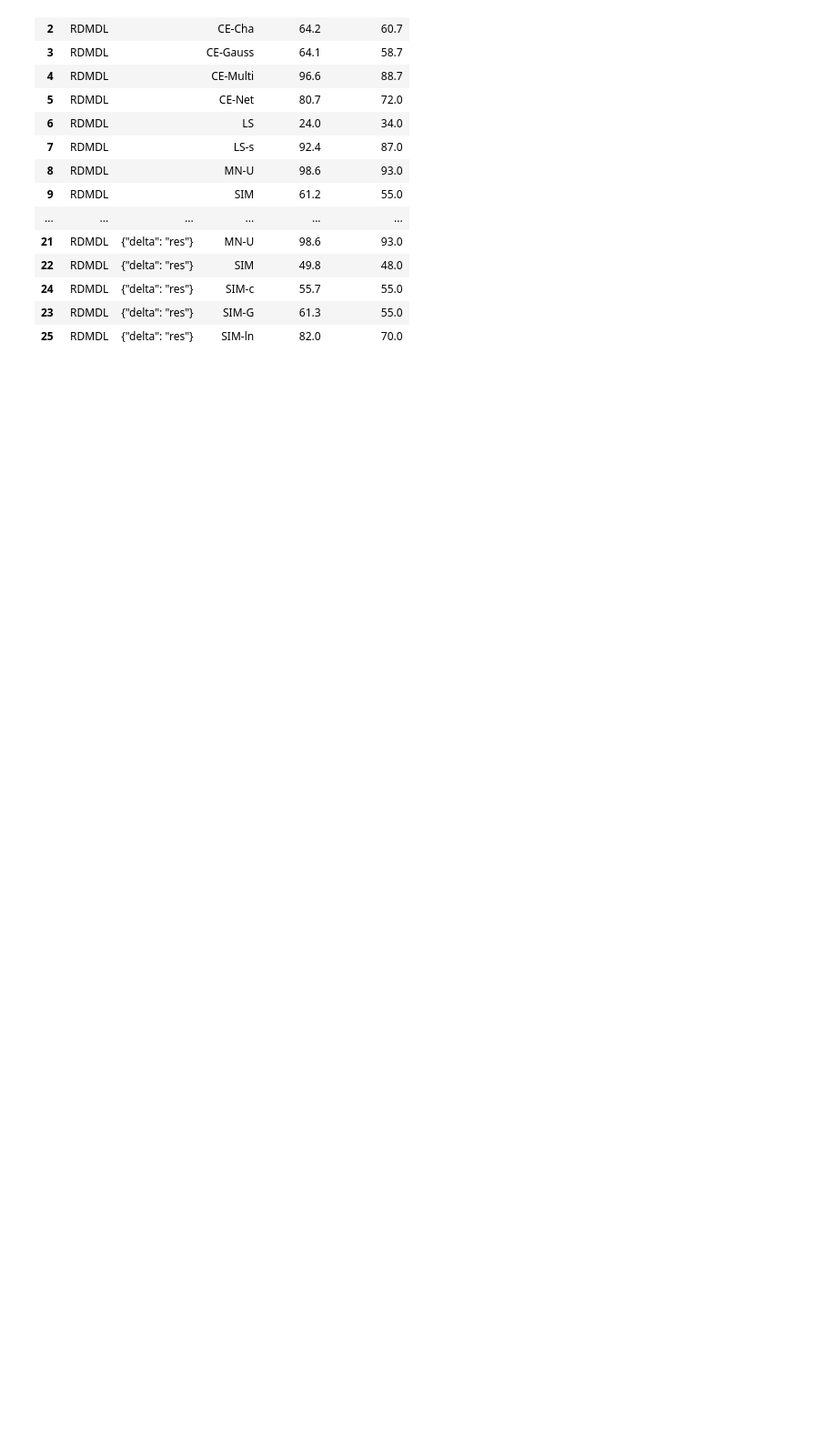
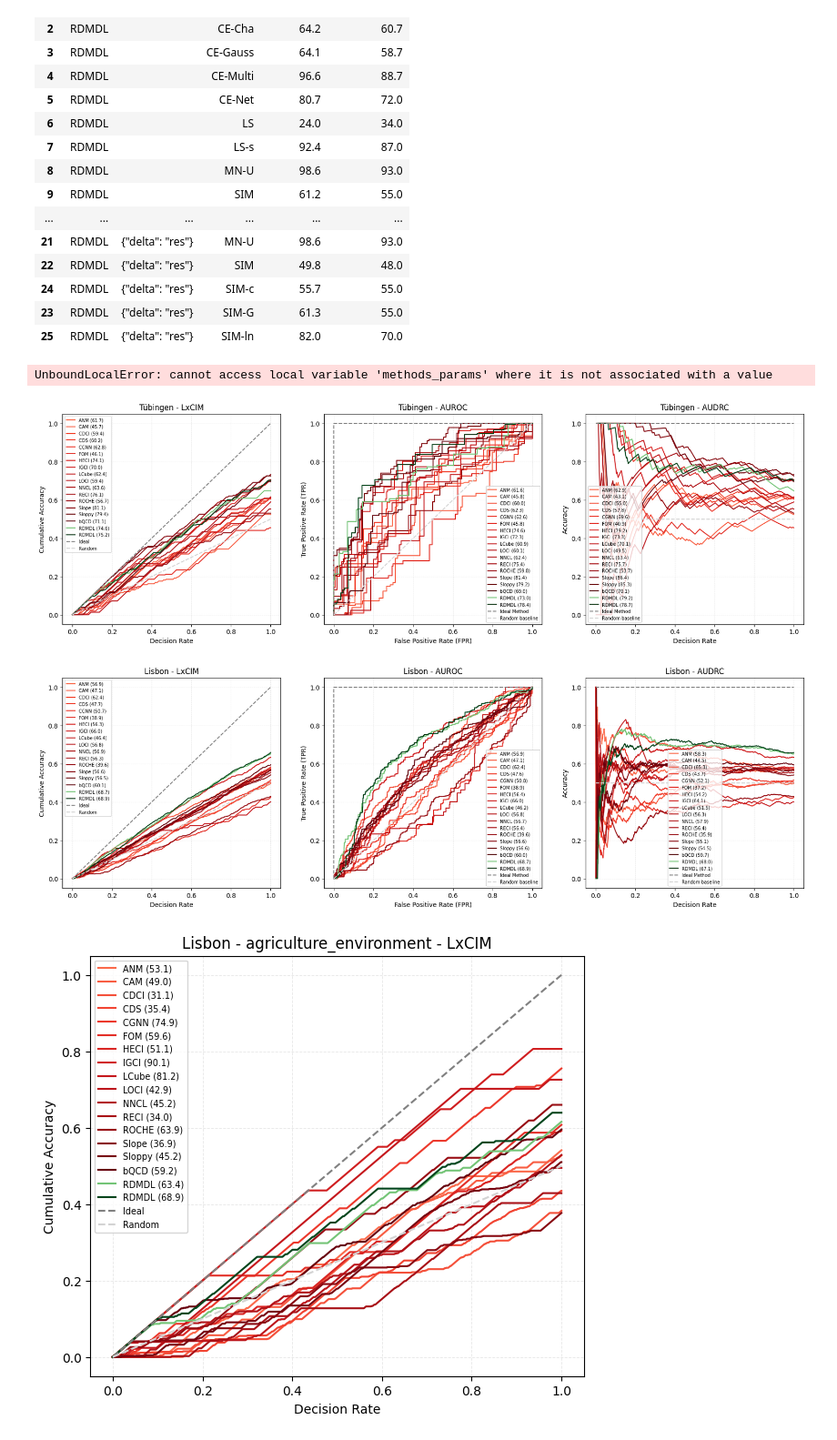
Before and after one commit to tiagobrogueira/Causal-Discovery-In-Exchangeable-Data, a Jupyter notebook: bicausal/rdmdl_paper.ipynb, the cells around one changed output. Shown at 91% size. Drawn from its saved outputs; the diff is of its cells as text; code cells hidden in the pictures; blank space fills up the shorter version.

```diff
--- a/bicausal/rdmdl_paper.ipynb
+++ b/bicausal/rdmdl_paper.ipynb
@@ -166,30 +169,35 @@ Table saved to: table\RDMDL Table 2 Synthetic.tex
 # %%
 #To the appendix:
 #plot for all specific datasets:
 plot_dataset_curves_vs("Tuebingen",["RDMDL"], metrics=["LxCIM","AUROC","AUDRC"], include_variations=True, show_params=False,figure_name="RDMDL Figure App Tuebingen")
 plot_dataset_curves_vs("Lisbon",["RDMDL"], metrics=["LxCIM","AUROC","AUDRC"], include_variations=True, show_params=False,figure_name="RDMDL Figure App Lisbon")
 
 #Lisbons
 plot_dataset_curves_vs("Lisbon - agriculture_environment",["RDMDL"],  include_variations=True, show_params=False,figure_name="RDMDL Figure App Lisbon - agriculture_environment")
 plot_dataset_curves_vs("Lisbon - biology_health",["RDMDL"],  include_variations=True, show_params=False,figure_name="RDMDL Figure App Lisbon - biology_health")
 plot_dataset_curves_vs("Lisbon - economy",["RDMDL"],  include_variations=True, show_params=False,figure_name="RDMDL Figure App Lisbon - economy")
 plot_dataset_curves_vs("Lisbon - human_predictions",["RDMDL"],  include_variations=True, show_params=False,figure_name="RDMDL Figure App Lisbon - human_predictions")
 plot_dataset_curves_vs("Lisbon - science_engineering",["RDMDL"],  include_variations=True, show_params=False,figure_name="RDMDL Figure App Lisbon - science_engineering")
 #CE
-plot_dataset_curves_vs("Lisbon",["RDMDL"], include_variations=True, show_params=False,figure_name="RDMDL Figure App Lisbon")
-plot_dataset_curves_vs("Lisbon",["RDMDL"], include_variations=True, show_params=False,figure_name="RDMDL Figure App Lisbon")
-plot_dataset_curves_vs("Lisbon",["RDMDL"], metrics=["LxCIM","AUROC","AUDRC"], include_variations=True, show_params=False,figure_name="RDMDL Figure App Lisbon")
-plot_dataset_curves_vs("Lisbon",["RDMDL"], metrics=["LxCIM","AUROC","AUDRC"], include_variations=True, show_params=False,figure_name="RDMDL Figure App Lisbon")
+plot_dataset_curves_vs("CE-Cha",["RDMDL"], include_variations=True, show_params=False,figure_name="RDMDL Figure App CE-Cha")
+plot_dataset_curves_vs("CE-Gauss",["RDMDL"], include_variations=True, show_params=False,figure_name="RDMDL Figure App CE-Gauss")
+plot_dataset_curves_vs("CE-Multi",["RDMDL"], include_variations=True, show_params=False,figure_name="RDMDL Figure App CE-Multi")
+plot_dataset_curves_vs("CE-Net",["RDMDL"],  include_variations=True, show_params=False,figure_name="RDMDL Figure App CE-Net")
 
 #ANLSMN
-plot_dataset_curves_vs("Lisbon",["RDMDL"], include_variations=True, show_params=False,figure_name="RDMDL Figure App Lisbon")
-plot_dataset_curves_vs("Lisbon",["RDMDL"],  include_variations=True, show_params=False,figure_name="RDMDL Figure App Lisbon")
-plot_dataset_curves_vs("Lisbon",["RDMDL"],  include_variations=True, show_params=False,figure_name="RDMDL Figure App Lisbon")
-plot_dataset_curves_vs("Lisbon",["RDMDL"],  include_variations=True, show_params=False,figure_name="RDMDL Figure App Lisbon")
-plot_dataset_curves_vs("Lisbon",["RDMDL"],  include_variations=True, show_params=False,figure_name="RDMDL Figure App Lisbon")
+plot_dataset_curves_vs("AN",["RDMDL"], include_variations=True, show_params=False,figure_name="RDMDL Figure App AN")
+plot_dataset_curves_vs("AN-s",["RDMDL"],  include_variations=True, show_params=False,figure_name="RDMDL Figure App AN-s")
+plot_dataset_curves_vs("LS",["RDMDL"],  include_variations=True, show_params=False,figure_name="RDMDL Figure App LS")
+plot_dataset_curves_vs("LS-s",["RDMDL"],  include_variations=True, show_params=False,figure_name="RDMDL Figure App LS-s")
+plot_dataset_curves_vs("MN-u",["RDMDL"],  include_variations=True, show_params=False,figure_name="RDMDL Figure App MN-u")
 
 #SIM
-plot_dataset_curves_vs("Lisbon",["RDMDL"],  include_variations=True, show_params=False,figure_name="RDMDL Figure App Lisbon")
-plot_dataset_curves_vs("Lisbon",["RDMDL"],  include_variations=True, show_params=False,figure_name="RDMDL Figure App Lisbon")
-plot_dataset_curves_vs("Lisbon",["RDMDL"],  include_variations=True, show_params=False,figure_name="RDMDL Figure App Lisbon")
-plot_dataset_curves_vs("Lisbon",["RDMDL"],  include_variations=True, show_params=False,figure_name="RDMDL Figure App Lisbon")
+plot_dataset_curves_vs("SIM",["RDMDL"],  include_variations=True, show_params=False,figure_name="RDMDL Figure App SIM")
+plot_dataset_curves_vs("SIM-c",["RDMDL"],  include_variations=True, show_params=False,figure_name="RDMDL Figure App SIM-c")
+plot_dataset_curves_vs("SIM-G",["RDMDL"],  include_variations=True, show_params=False,figure_name="RDMDL Figure App SIM-G")
+plot_dataset_curves_vs("SIM-ln",["RDMDL"],  include_variations=True, show_params=False,figure_name="RDMDL Figure App SIM-ln")
+# %% [output]
+UnboundLocalError: cannot access local variable 'methods_params' where it is not associated with a value
+[figure, added]
+[figure, added]
+[figure, added]
```
Also changed, not shown: parts of 4 cells of this notebook, 16 other files.
